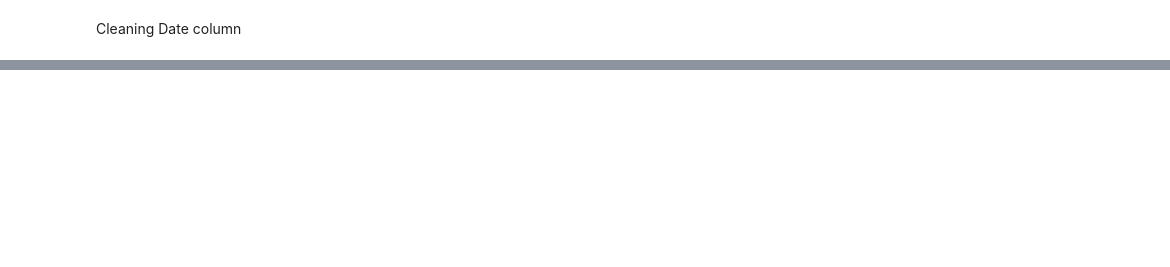
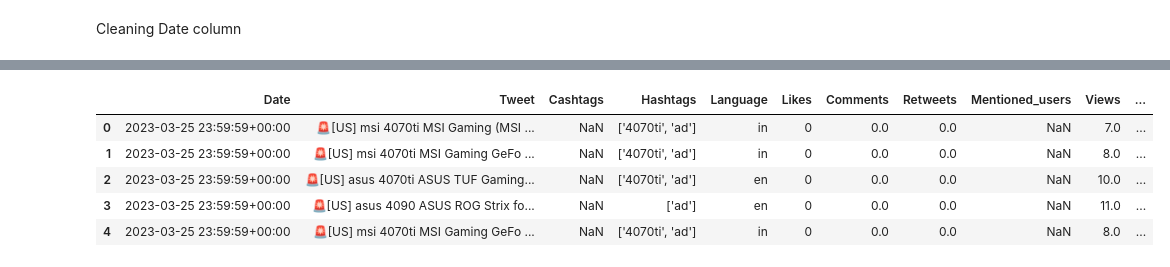
Before and after one commit to chehansivaruban/social_lifter, a Jupyter notebook: data_science/data_cleaning.ipynb, the cells around one changed output, grey strips where cells are left out. Saved outputs shown, nothing was run; the diff lists cells and outputs as text; code cells hidden in the pictures; blank space fills up the shorter version.

```diff
--- a/data_science/data_cleaning.ipynb
+++ b/data_science/data_cleaning.ipynb
@@ -146,0 +157,9 @@ ValueError: ignored
+# %%
+def bad_line(x):
+    print(x)
+    return None
+
+df_bank = pd.read_csv('/content/drive/Othercomputers/My Laptop (1)/year4/final_project/data_science/data_set/my_data_bank.csv',  on_bad_lines=bad_line, engine='python')
+# drop column
+df_bank = df_bank.drop(columns=['Tweet_id','Cordinates','Place','User'])
+df_bank.dtypes
@@ -146,0 +270,9 @@ ValueError: ignored
+# %%
+def bad_line(x):
+    print(x)
+    return None
+
+df_car = pd.read_csv('/content/drive/Othercomputers/My Laptop (1)/year4/final_project/data_science/data_set/my_data_car.csv',  on_bad_lines=bad_line, engine='python')
+# drop column
+df_car = df_car.drop(columns=['Tweet_id','Cordinates','Place','User'])
+df_car.dtypes
@@ -146,0 +368,9 @@ ValueError: ignored
+# %%
+def bad_line(x):
+    print(x)
+    return None
+
+df_company = pd.read_csv('/content/drive/Othercomputers/My Laptop (1)/year4/final_project/data_science/data_set/my_data_comapny.csv',  on_bad_lines=bad_line, engine='python')
+# drop column
+df_company = df_company.drop(columns=['Tweet_id','Cordinates','Place','User'])
+df_company.dtypes
@@ -146,0 +476,9 @@ ValueError: ignored
+# %%
+def bad_line(x):
+    print(x)
+    return None
+
+df_data = pd.read_csv('/content/drive/Othercomputers/My Laptop (1)/year4/final_project/data_science/data_set/my_data_data.csv',  on_bad_lines=bad_line, engine='python')
+# drop column
+df_data = df_data.drop(columns=['Tweet_id','Cordinates','Place','User'])
+df_data.dtypes
@@ -146,0 +505,9 @@ ValueError: ignored
+# %%
+df_data.head()
+# %% [output]
+|  | Date | Tweet | Cashtags | Hashtags | Language | Likes | Comments | Retweets | Mentioned_users | Views | ... |
+| 0 | 2023-03-25 23:59:59+00:00 | 🚨[US] msi 4070ti MSI Gaming (MSI ... | NaN | ['4070ti', 'ad'] | in | 0 | 0.0 | 0.0 | NaN | 7.0 | ... |
+| 1 | 2023-03-25 23:59:59+00:00 | 🚨[US] msi 4070ti MSI Gaming GeFo ... | NaN | ['4070ti', 'ad'] | in | 0 | 0.0 | 0.0 | NaN | 8.0 | ... |
+| 2 | 2023-03-25 23:59:59+00:00 | 🚨[US] asus 4070ti ASUS TUF Gaming... | NaN | ['4070ti', 'ad'] | en | 0 | 0.0 | 0.0 | NaN | 10.0 | ... |
+| 3 | 2023-03-25 23:59:59+00:00 | 🚨[US] asus 4090 ASUS ROG Strix fo... | NaN | ['ad'] | en | 0 | 0.0 | 0.0 | NaN | 11.0 | ... |
+| 4 | 2023-03-25 23:59:59+00:00 | 🚨[US] msi 4070ti MSI Gaming GeFo ... | NaN | ['4070ti', 'ad'] | in | 0 | 0.0 | 0.0 | NaN | 8.0 | ... |
```
Also changed, not shown: parts of 82 cells of this notebook.
